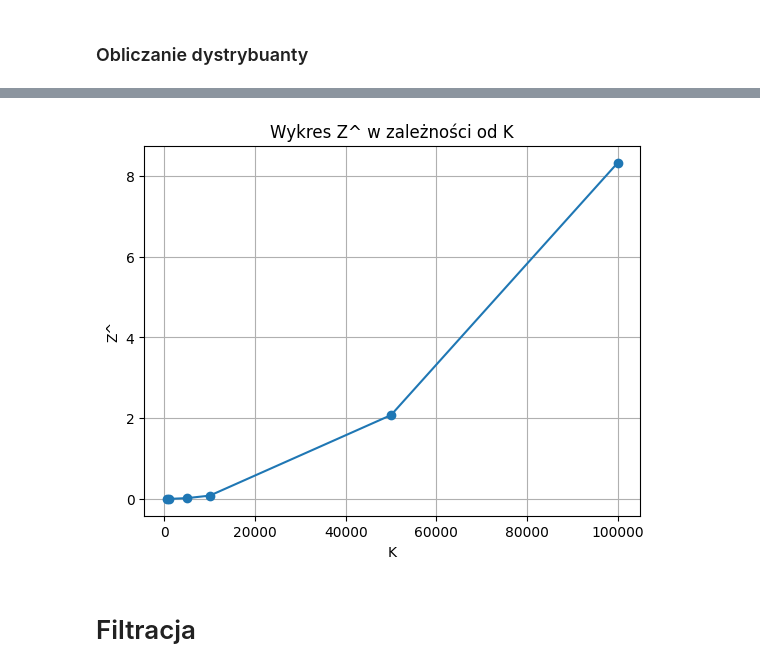
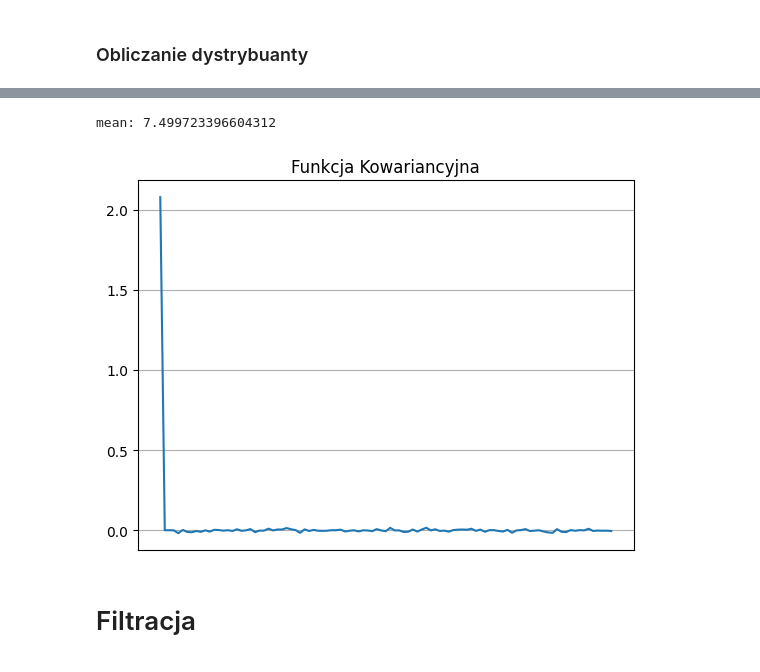
Before and after one commit to mbrunka/stochastyka-white-noise, a Jupyter notebook: main.ipynb, the cells around one changed output, grey strips where cells are left out. Saved outputs shown, nothing was run; the diff lists cells and outputs as text; code cells hidden in the pictures.

```diff
--- a/main.ipynb
+++ b/main.ipynb
@@ -209,10 +209,10 @@ dystrybuanta_slupkowa(szum_bialy, ZAKRES)
 
 K = [10**2, 5*10**2, 10**3, 5*10**3, 10**4, 5*10**4, 10**5]
 
-m_dash = [sum(n * 10 ** (-4) for n in range(1, k + 1)) / k for k in K]
+m_dash = [sum(szum_bialy[n] * 10 ** (-4) for n in range(0, k)) / k for k in K]
 #print(m_dash)
 
-a_dash = [sum((n * 10 ** (-4))**2 - 2*(n * 10 ** (-4)*m_dash[i] + m_dash[i]**2) for n in range(1, k + 1)) / k for i, k in enumerate(K)]
+a_dash = [sum((szum_bialy[n] * 10 ** (-4))**2 - 2*(n * 10 ** (-4)*m_dash[i] + m_dash[i]**2) for n in range(0, k)) / k for i, k in enumerate(K)]
 #print(a_dash)
 
 M = [k - 100 for k in K]
@@ -228,7 +228,7 @@ M.pop(0)
 m_dash.pop(0)
 a_dash.pop(0)
 
-z_dash = [sum((n * 10 ** (-4) - m_dash[i]) * ((n +100) * 10 ** (-4) - m_dash[i]) for n in range(1, m + 1)) / m for i, m in enumerate(M)]
+z_dash = [sum((szum_bialy[n] * 10 ** (-4) - m_dash[i]) * ((n +100) * 10 ** (-4) - m_dash[i]) for n in range(0, m)) / m for i, m in enumerate(M)]
 #print(z_dash)
 
 z_t = ["Z^"] + ["X"] + z_dash
@@ -246,4 +246,37 @@ df_styled = df.style.set_table_styles([
 
 # Rysowanie stylizowanej tabeli w Jupyter Notebook
 df_styled
+
+numtaps = 31
+warmup = numtaps
+
+K=100000
+K_f = K - warmup
+M = K_f - 100
+data = []
+filtered_mean = szum_bialy[warmup:].mean()
+print(f"mean: {filtered_mean}")
+
+for j in range(0, 101):
+    cov = 0
+
+    for i in range(0, K_f - j):
+        covariance_product = (szum_bialy[i + warmup] - filtered_mean) * (
+            szum_bialy[i + warmup + j] - filtered_mean
+        )
+        cov += covariance_product
+
+    data.append(cov / M)
+
+    mantissa = int(str(K)[:2])
+exponent = int(np.log10(K / 10))
+
+import seaborn as sns
+
+sns.lineplot(data)
+plt.title("Funkcja Kowariancyjna")
+plt.ylabel("")
+plt.xticks([])
+plt.grid(True)
+plt.show()
 # %% [output]
@@ -255,14 +283,5 @@ df_styled
+mean: 7.499723396604312
+[figure, added]
-# %%
-# Rysowanie wykresu
-K.pop(0)
-plt.plot(K, z_dash, marker='o')
-plt.xlabel('K')
-plt.ylabel('Z^')
-plt.title('Wykres Z^ w zależności od K')
-plt.grid(True)
-plt.show()
-# %% [output]
-[figure, removed]
 # %% [markdown]
 # Filtracja
 # %%
```
Also changed, not shown: parts of 5 cells of this notebook.
